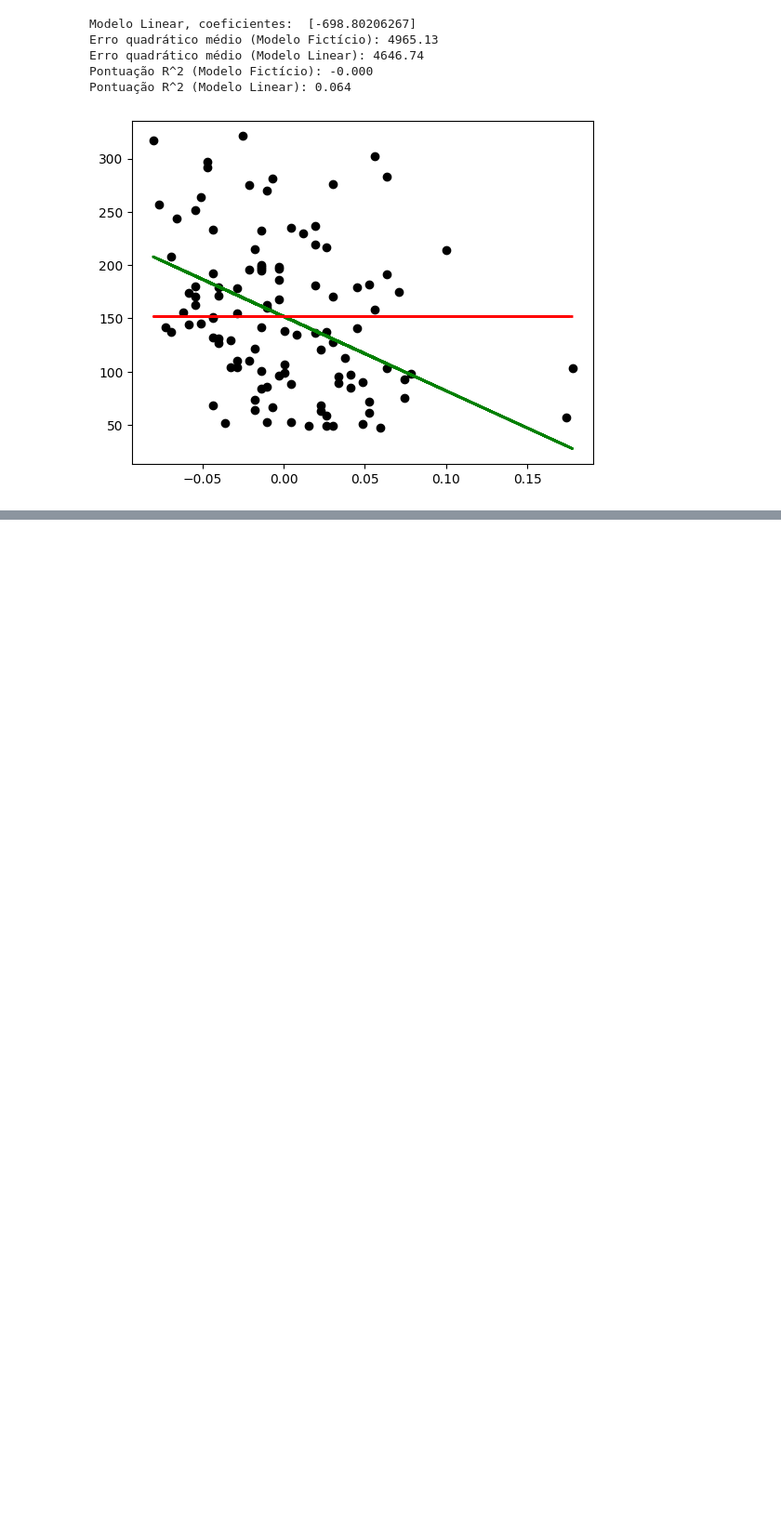
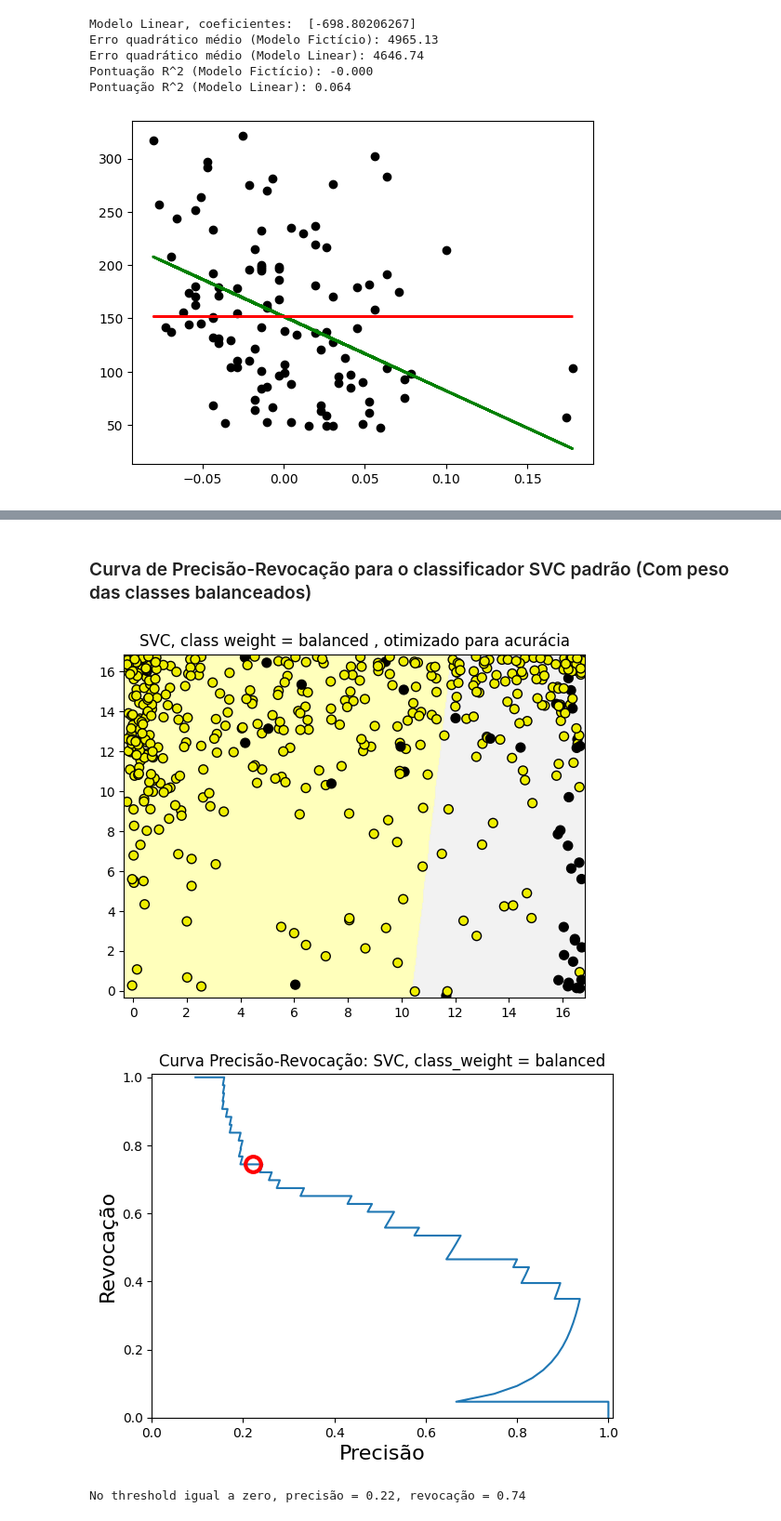
Before and after one commit to IIIL4KIII/Machine-Learning, a Jupyter notebook: Mod_3/Reg_Evaluation.ipynb, the cells around one changed output, grey strips where cells are left out. Shown: that part at 93% size. Saved outputs shown, nothing was run; the diff lists cells and outputs as text; code cells hidden in the pictures; blank space fills up the shorter version.

```diff
--- a/Mod_3/Reg_Evaluation.ipynb
+++ b/Mod_3/Reg_Evaluation.ipynb
@@ -42,0 +136,33 @@ Pontuação R^2 (Modelo Linear): 0.064
+# %% [markdown]
+### Curva de Precisão-Revocação para o classificador SVC padrão (Com peso das classes balanceados)
+# %%
+from sklearn.metrics import precision_recall_curve
+from adspy_shared_utilities import plot_class_regions_for_classifier
+
+clf = SVC(kernel='linear', class_weight='balanced').fit(X_twovar_train, y_train)
+y_scores = clf.decision_function(X_twovat_test)
+
+precision, recall, thresholds = precision_recall_curve(y_test, y_scores)
+closest_zero = np.argmin(np.abs(thresholds))
+closest_zero_p = precision[closest_zero]
+closest_zero_r = recall[closest_zero]
+
+plot_class_regions_for_classifier(clf, X_twovat_test, y_test,
+                                  title='SVC, class weight = balanced , otimizado para acurácia')
+plt.show()
+
+plt.figure()
+plt.xlim([0.0, 1.01])
+plt.ylim([0.0, 1.01])
+plt.title('Curva Precisão-Revocação: SVC, class_weight = balanced')
+plt.plot(precision, recall, label='Curva Precisão-Revocação')
+plt.plot(closest_zero_p, closest_zero_r, 'o', markersize=12, fillstyle='none', c='r', mew=3)
+plt.xlabel('Precisão', fontsize=16)
+plt.ylabel('Revocação', fontsize=16)
+plt.show()
+
+print(f'No threshold igual a zero, precisão = {closest_zero_p:.2f}, revocação = {closest_zero_r:.2f}')
+# %% [output]
+[figure, added]
+[figure, added]
+No threshold igual a zero, precisão = 0.22, revocação = 0.74
```
Also changed, not shown: parts of 8 cells of this notebook, 1 other file.
